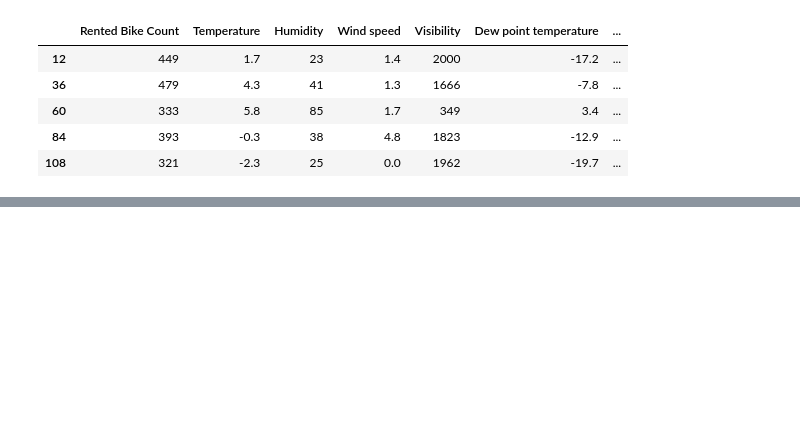
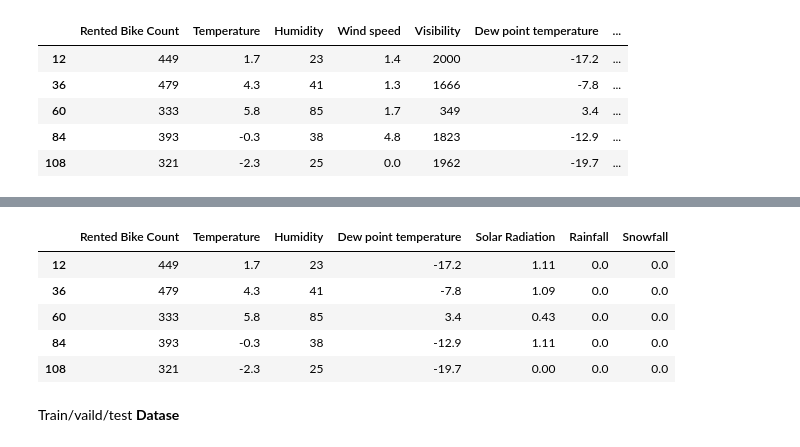
Before and after one commit to weleba77/machine-Leaning-, a Jupyter notebook: fcc_bikes_regression.ipynb, the cells around one changed output, grey strips where cells are left out. Drawn from its saved outputs; the diff is of its cells as text; code cells hidden in the pictures; blank space fills up the shorter version.

```diff
--- a/fcc_bikes_regression.ipynb
+++ b/fcc_bikes_regression.ipynb
@@ -41,0 +59,13 @@ df.head()
+# %%
+df= df.drop(['Visibility','Wind speed',"Functioning Day",], axis =1)
+# %%
+df.head()
+# %% [output]
+|  | Rented Bike Count | Temperature | Humidity | Dew point temperature | Solar Radiation | Rainfall | Snowfall |
+| 12 | 449 | 1.7 | 23 | -17.2 | 1.11 | 0.0 | 0.0 |
+| 36 | 479 | 4.3 | 41 | -7.8 | 1.09 | 0.0 | 0.0 |
+| 60 | 333 | 5.8 | 85 | 3.4 | 0.43 | 0.0 | 0.0 |
+| 84 | 393 | -0.3 | 38 | -12.9 | 1.11 | 0.0 | 0.0 |
+| 108 | 321 | -2.3 | 25 | -19.7 | 0.00 | 0.0 | 0.0 |
+# %% [markdown]
+Train/vaild/test **Datase**
```
Also changed, not shown: parts of 9 cells of this notebook.
